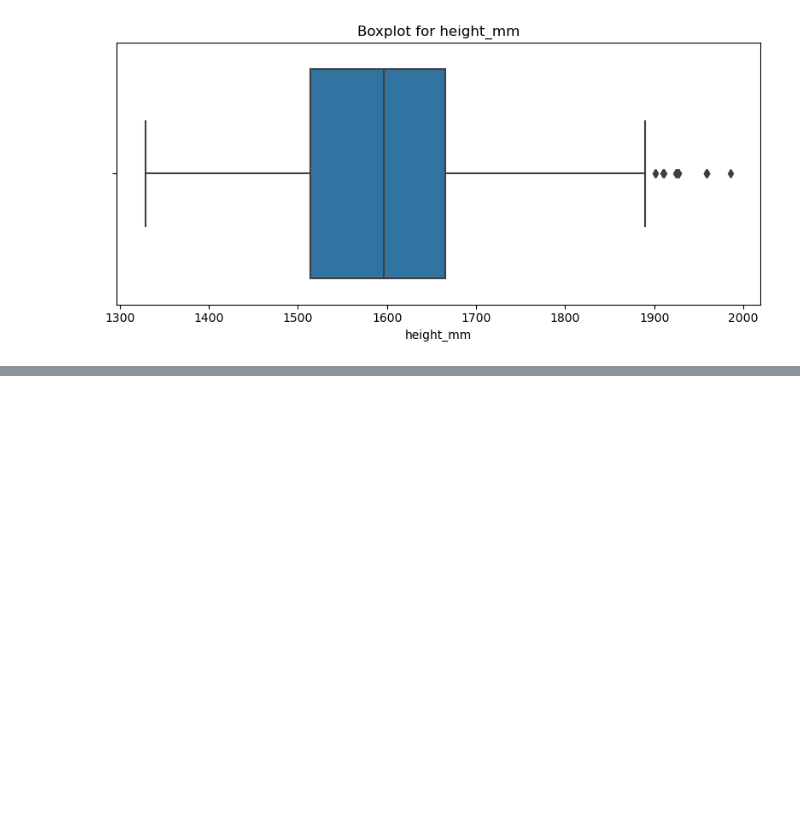
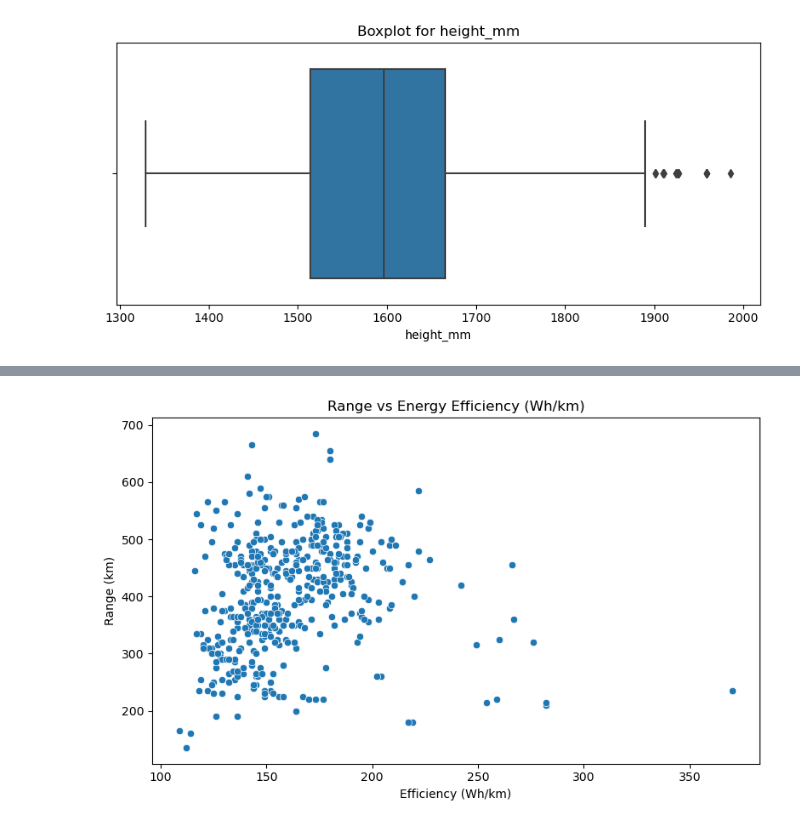
Before and after one commit to Rufina9725/ev-data-analysis, a Jupyter notebook: electric vehicles spec 2025-clean.ipynb, the cells around one changed output, grey strips where cells are left out. Cells and saved outputs as stored; diff of their text form; code cells hidden in the pictures; blank space fills up the shorter version.

```diff
--- a/electric vehicles spec 2025-clean.ipynb
+++ b/electric vehicles spec 2025-clean.ipynb
@@ -244,0 +314,12 @@ show_histograms(df)
+# %%
+#How does a car's energy efficiency affect its driving range?
+plt.figure(figsize=(8, 5))
+sns.scatterplot(data=df, x="efficiency_wh_per_km", y="range_km")
+
+plt.title("Range vs Energy Efficiency (Wh/km)")
+plt.xlabel("Efficiency (Wh/km)")
+plt.ylabel("Range (km)")
+plt.tight_layout()
+plt.show()
+# %% [output]
+[figure, added]
```
Also changed, not shown: parts of 10 cells of this notebook.
